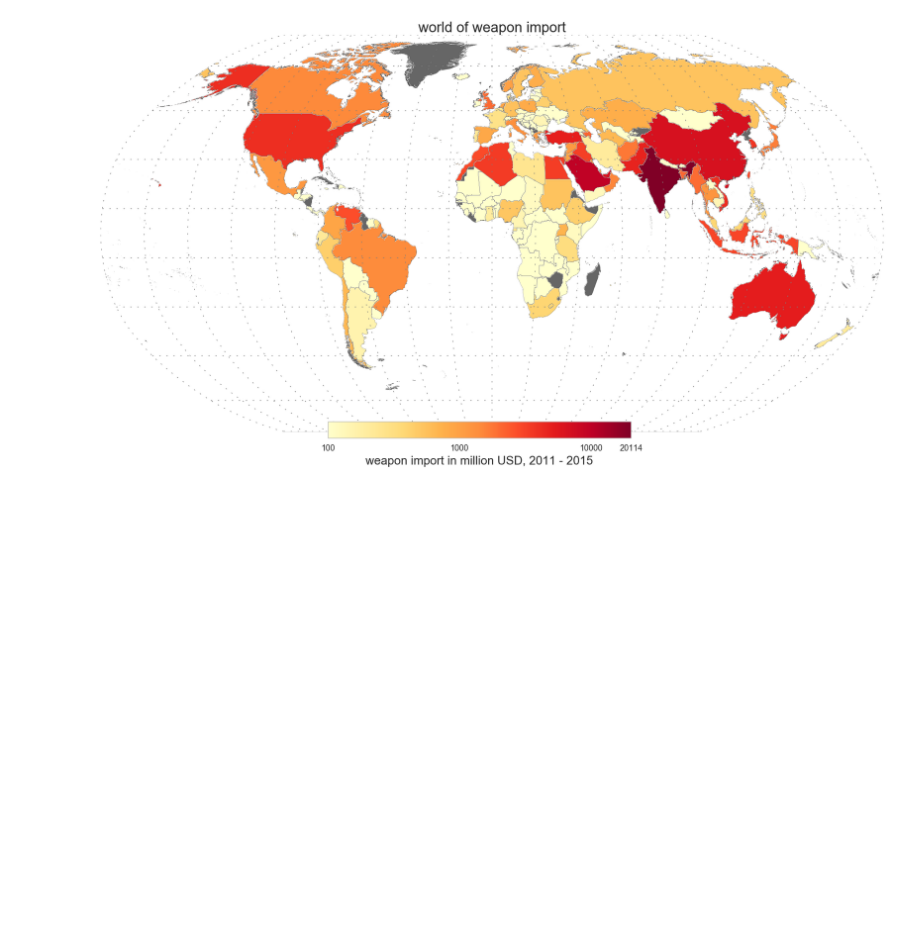
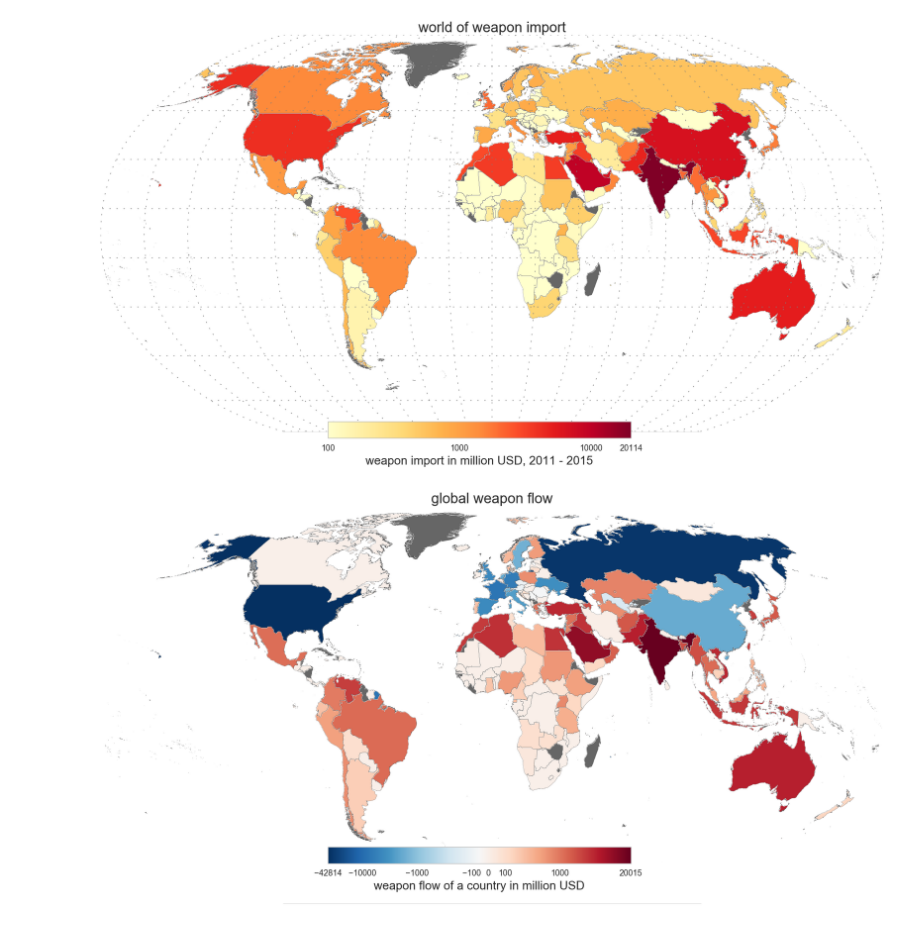
Before and after one commit to mauhai/weaponstradeanalysis, a Jupyter notebook: AnalyzingTheGlobalWeaponTrade.ipynb, the cells around one changed output. Saved outputs shown, nothing was run; the diff lists cells and outputs as text; code cells hidden in the pictures; blank space fills up the shorter version.

```diff
--- a/AnalyzingTheGlobalWeaponTrade.ipynb
+++ b/AnalyzingTheGlobalWeaponTrade.ipynb
@@ -1623,7 +1657,7 @@ for countrycode in listofmapcountries:
     except:
         listofimport.append(np.NaN)
 
-df = pd.DataFrame.from_items([('import', listofimport)])
+df = pd.DataFrame.from_items([('importing', listofimport)])
 df.index = listofmapcountries
 df.dropna(inplace=True)
 # %%
@@ -1674,3 +1708,71 @@ ax.set_title('world of weapon import')
 cb = mpl.colorbar.ColorbarBase(ax_legend,label='weapon import in million USD, 2011 - 2015', cmap=plt.cm.YlOrRd, norm=mpl.colors.LogNorm(vmin=100, vmax=maximum),ticks=[1,10,100,1000,10000, maximum], orientation='horizontal', format=mpl.ticker.ScalarFormatter())
 # %% [output]
 [figure]
+# %%
+df.join(dfexport)
+dfsubtract = pd.DataFrame()
+dfsubtract['import-export'] = df.importing - dfexport.export
+# %%
+class DivMapper(plt.cm.ScalarMappable):
+    """A callable that maps cold colors to low values, and hot to high.
+    """
+    def __init__(self, data=None):
+        #norm = plt.Normalize(vmin=-500, vmax=max(data)+5000)
+        norm = mpl.colors.SymLogNorm(linthresh=50, linscale=0.03,vmin=min(data), vmax=max(data))
+        #norm = mpl.colors.Normalize(vmin=min(data), midpoint = 0., vmax=max(data))
+        #norm = MidpointNormalize(vmin=min(data), midpoint = 0., vmax=max(data))
+        cmap = plt.cm.RdBu_r
+        super(DivMapper, self).__init__(norm, cmap)
+
+    def __call__(self, value):
+        return self.to_rgba(value)
+# %%
+shapefile = 'map/ne_10m_admin_0_countries'
+#num_colors = 11
+
+#values = df['import']
+colormap = DivMapper(dfsubtract['import-export'])
+
+fig = plt.figure(figsize=(22, 12))
+
+ax = fig.add_subplot(111, axisbg='w', frame_on=False)
+
+m = Basemap(lon_0=0, projection='robin')
+m.drawmapboundary(color='w',linewidth=0.1)
+
+m.readshapefile(shapefile, 'units', color='#444444', linewidth=.2)
+
+#m.drawparallels(parallels,
+#                dashes=dashes,
+#                color=graticule_color)
+#
+#m.drawmeridians(meridians,
+#                dashes=dashes,
+#                color=graticule_color)
+
+for info, shape in zip(m.units_info, m.units):
+    iso3 = info['ADM0_A3']
+    if iso3 not in df.index:
+        color = '#666666'
+    else:
+        color = colormap(dfsubtract.ix[iso3]['import-export'])
+
+    patches = [Polygon(np.array(shape), True)]
+    pc = PatchCollection(patches)
+    pc.set_facecolor(color)
+    ax.add_collection(pc)
+
+# Cover up Antarctica in order to make space for the legend
+ax.axhspan(0, 1010 * 1800, facecolor='w', edgecolor='w', zorder=2)
+
+# Draw color legend.
+ax_legend = fig.add_axes([0.35, 0.225, 0.3, 0.03], zorder=3)
+maximum = dfsubtract['import-export'].max()
+minimum = dfsubtract['import-export'].min()
+
+ax.set_title('global weapon flow')
+
+norm = mpl.colors.SymLogNorm(linthresh=50,linscale=0.001, vmin=minimum, vmax=maximum)
+cb = mpl.colorbar.ColorbarBase(ax_legend,label='weapon flow of a country in million USD', cmap=plt.cm.RdBu_r, norm=norm,ticks=[minimum,-10000,-1000,-100,0,100,1000, maximum], orientation='horizontal', format=mpl.ticker.ScalarFormatter())
+# %% [output]
+[figure, added]
```
Also changed, not shown: parts of 21 cells of this notebook, 9 other files.
